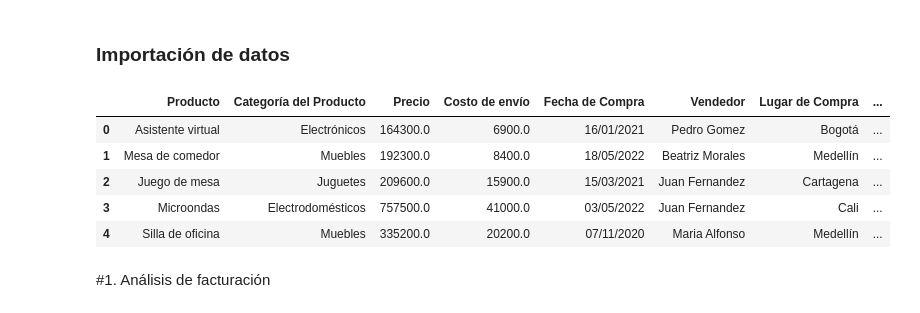
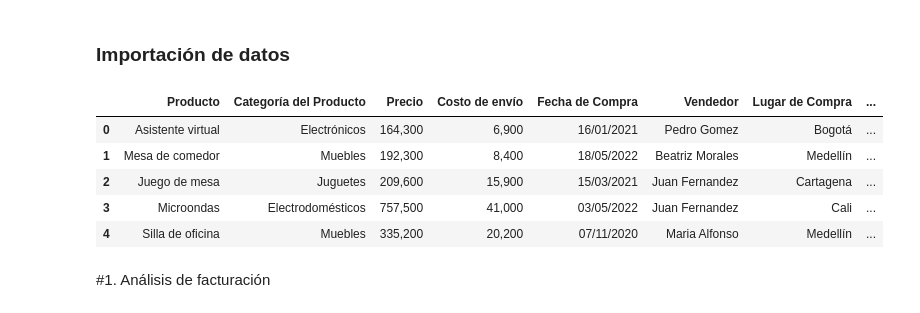
Before and after one commit to kevinbonillamontesdeoca/Amigo-Secreto, a Jupyter notebook: AluraStoreLatam.ipynb, the cells around one changed output. Drawn from its saved outputs; the diff is of its cells as text; code cells hidden in the pictures.

```diff
--- a/AluraStoreLatam.ipynb
+++ b/AluraStoreLatam.ipynb
@@ -4,24 +4,32 @@
 ### Importación de datos
 # %%
 import pandas as pd
-
+import matplotlib.pyplot as plt
+pd.options.display.float_format = '{:,.0f}'.format
 url = "https://raw.githubusercontent.com/alura-es-cursos/challenge1-data-science-latam/refs/heads/main/base-de-datos-challenge1-latam/tienda_1%20.csv"
 url2 = "https://raw.githubusercontent.com/alura-es-cursos/challenge1-data-science-latam/refs/heads/main/base-de-datos-challenge1-latam/tienda_2.csv"
 url3 = "https://raw.githubusercontent.com/alura-es-cursos/challenge1-data-science-latam/refs/heads/main/base-de-datos-challenge1-latam/tienda_3.csv"
 url4 = "https://raw.githubusercontent.com/alura-es-cursos/challenge1-data-science-latam/refs/heads/main/base-de-datos-challenge1-latam/tienda_4.csv"
 
 tienda = pd.read_csv(url)
 tienda2 = pd.read_csv(url2)
 tienda3 = pd.read_csv(url3)
 tienda4 = pd.read_csv(url4)
 
+tiendas = {
+    'tienda': tienda,
+    'tienda2': tienda2,
+    'tienda3': tienda3,
+    'tienda4': tienda4
+}
+
 tienda.head()
 # %% [output]
 |  | Producto | Categoría del Producto | Precio | Costo de envío | Fecha de Compra | Vendedor | Lugar de Compra | ... |
-| 0 | Asistente virtual | Electrónicos | 164300.0 | 6900.0 | 16/01/2021 | Pedro Gomez | Bogotá | ... |
-| 1 | Mesa de comedor | Muebles | 192300.0 | 8400.0 | 18/05/2022 | Beatriz Morales | Medellín | ... |
-| 2 | Juego de mesa | Juguetes | 209600.0 | 15900.0 | 15/03/2021 | Juan Fernandez | Cartagena | ... |
-| 3 | Microondas | Electrodomésticos | 757500.0 | 41000.0 | 03/05/2022 | Juan Fernandez | Cali | ... |
-| 4 | Silla de oficina | Muebles | 335200.0 | 20200.0 | 07/11/2020 | Maria Alfonso | Medellín | ... |
+| 0 | Asistente virtual | Electrónicos | 164,300 | 6,900 | 16/01/2021 | Pedro Gomez | Bogotá | ... |
+| 1 | Mesa de comedor | Muebles | 192,300 | 8,400 | 18/05/2022 | Beatriz Morales | Medellín | ... |
+| 2 | Juego de mesa | Juguetes | 209,600 | 15,900 | 15/03/2021 | Juan Fernandez | Cartagena | ... |
+| 3 | Microondas | Electrodomésticos | 757,500 | 41,000 | 03/05/2022 | Juan Fernandez | Cali | ... |
+| 4 | Silla de oficina | Muebles | 335,200 | 20,200 | 07/11/2020 | Maria Alfonso | Medellín | ... |
 # %% [markdown]
 #1. Análisis de facturación
```
Also changed, not shown: parts of 23 cells of this notebook.
